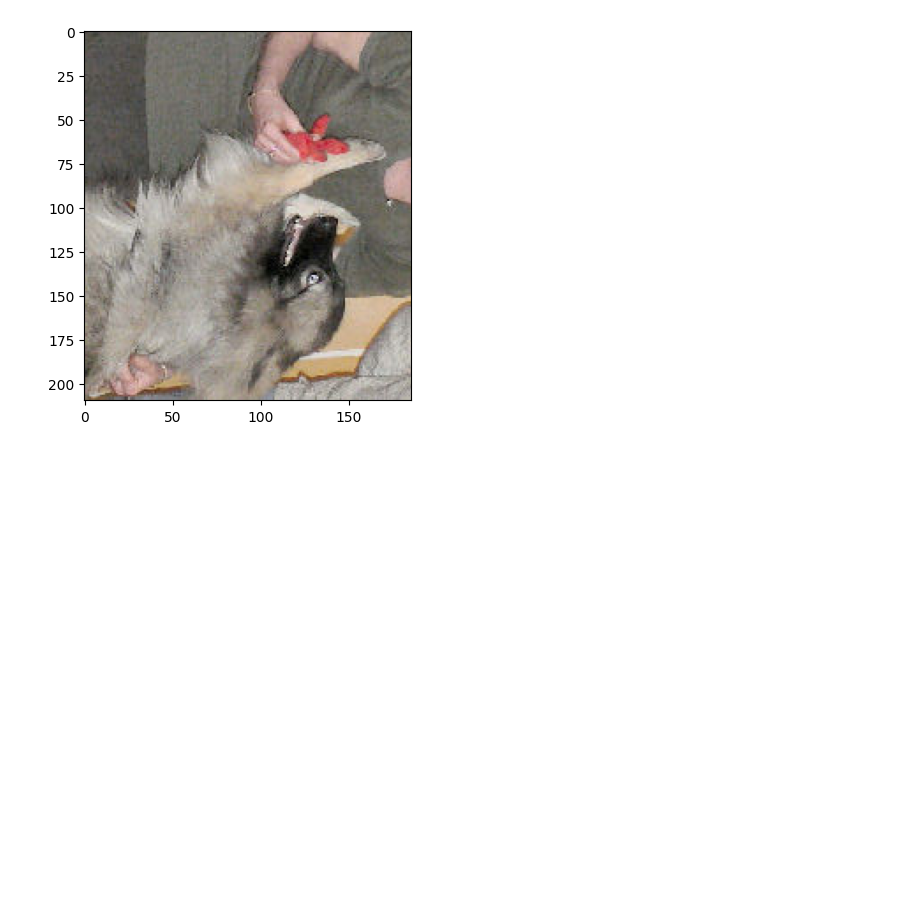
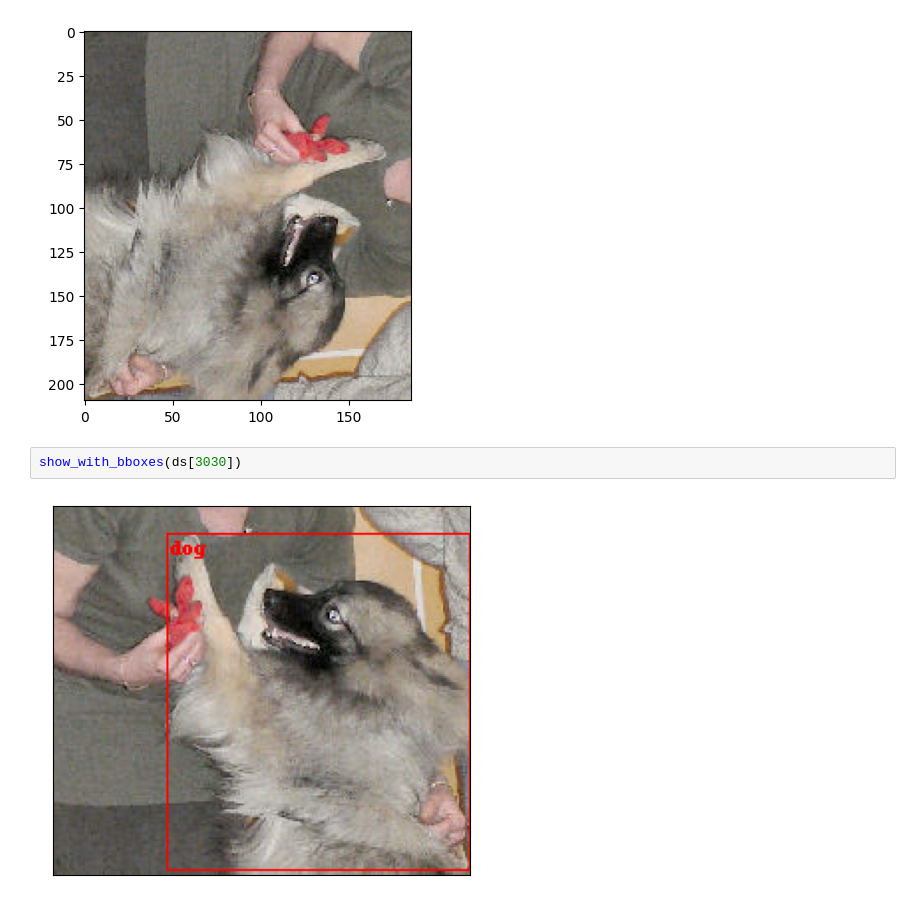
Before and after one commit to pscollins/NYU-Deep-Learning-Fall-2022, a Jupyter notebook: visualization.ipynb, the cells around one changed output. Cells and saved outputs as stored; diff of their text form; blank space fills up the shorter version.

```diff
--- a/visualization.ipynb
+++ b/visualization.ipynb
@@ -129,3 +129,7 @@ plt.imshow(img)
 {'id': 3030, 'width': 210, 'height': 186, 'file_name': '3031.JPEG', 'license': 0, 'flickr_url': '', 'coco_url': '', 'date_captured': '2013-11-14 17:02:52'}
 <matplotlib.image.AxesImage at 0x...>
 [figure]
+# %%
+show_with_bboxes(ds[3030])
+# %% [output]
+[figure, added]
```
Also changed, not shown: parts of 2 cells of this notebook.
